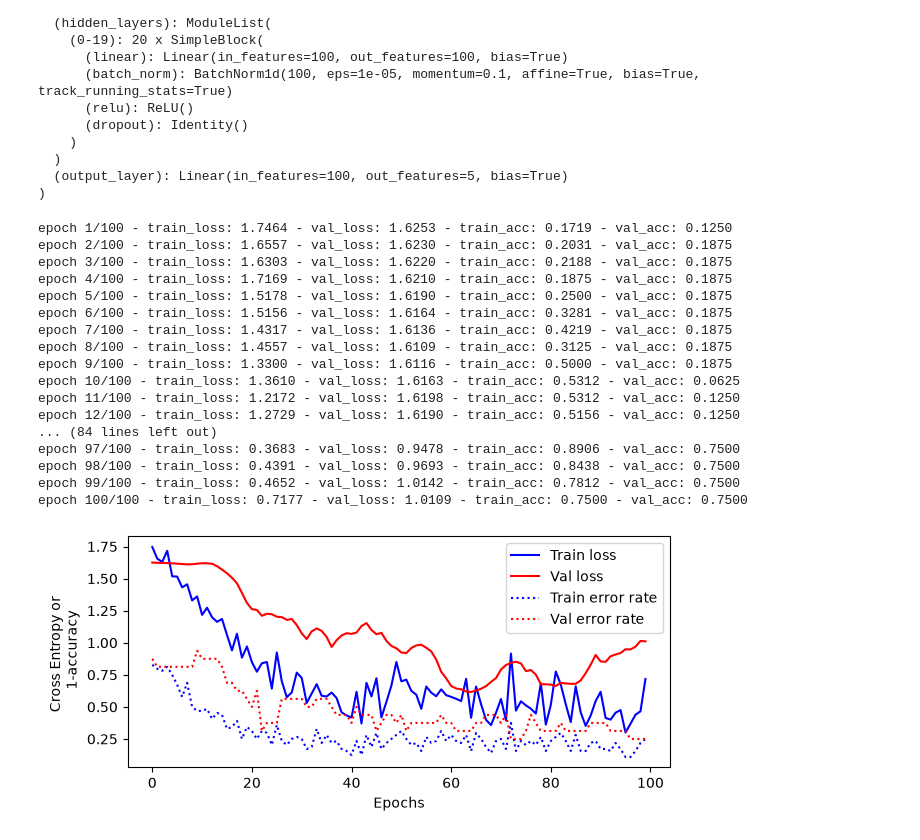
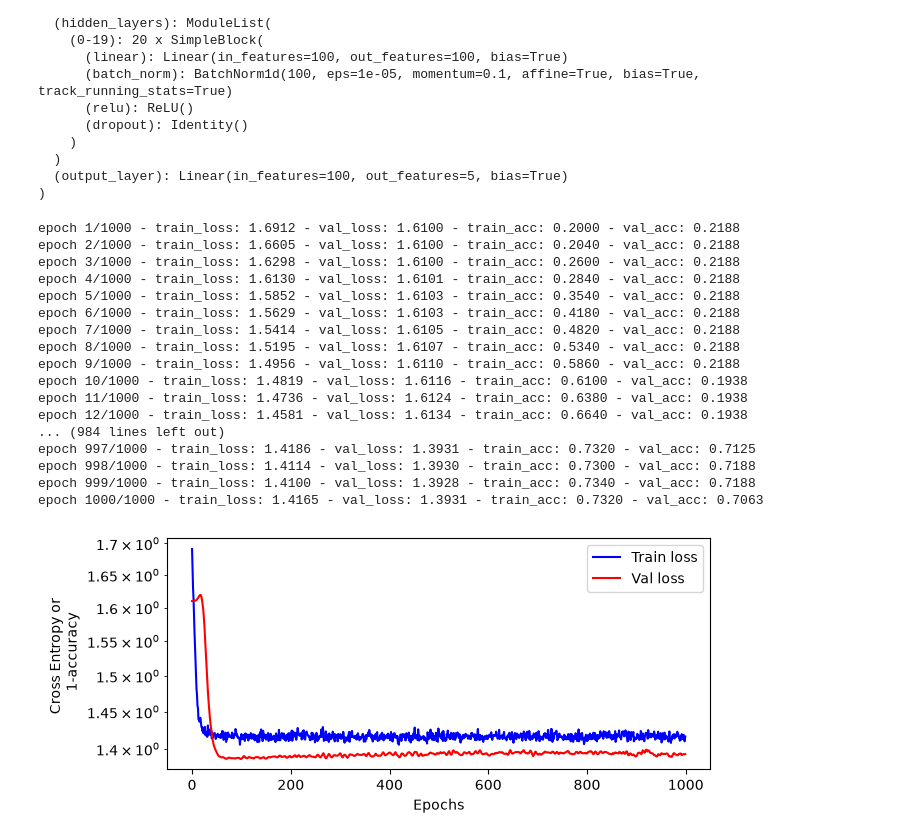
Before and after one commit to tiagoft/mlxp, a Jupyter notebook: notebooks/02-colapse_soft_embeddings.ipynb, the cells around one changed output. Saved outputs shown, nothing was run; the diff lists cells and outputs as text; code cells hidden in the pictures.

```diff
--- a/notebooks/02-colapse_soft_embeddings.ipynb
+++ b/notebooks/02-colapse_soft_embeddings.ipynb
@@ -126,12 +108,12 @@ train_data = training.train_mlp(
     model=clf,
     x=x_tensor,
     y=y_tensor,
-    p=y_tensor,
+    p=p_tensor,
     optimizer_type="adam",
     device='cuda:0',
-    #batch_size=100,
+    batch_size=500,
     val_split=0.2,
-    epochs=100,
+    epochs=1000,
     seed=42,
     weight_decay=5e-4,
     loss_fn=nn.CrossEntropyLoss(),
@@ -142,38 +124,38 @@ train_data = training.train_mlp(
     record_nc=True,
 )
 # %% [output]
-epoch 1/100 - train_loss: 1.7464 - val_loss: 1.6253 - train_acc: 0.1719 - val_acc: 0.1250
-epoch 2/100 - train_loss: 1.6557 - val_loss: 1.6230 - train_acc: 0.2031 - val_acc: 0.1875
-epoch 3/100 - train_loss: 1.6303 - val_loss: 1.6220 - train_acc: 0.2188 - val_acc: 0.1875
-epoch 4/100 - train_loss: 1.7169 - val_loss: 1.6210 - train_acc: 0.1875 - val_acc: 0.1875
-epoch 5/100 - train_loss: 1.5178 - val_loss: 1.6190 - train_acc: 0.2500 - val_acc: 0.1875
-epoch 6/100 - train_loss: 1.5156 - val_loss: 1.6164 - train_acc: 0.3281 - val_acc: 0.1875
-epoch 7/100 - train_loss: 1.4317 - val_loss: 1.6136 - train_acc: 0.4219 - val_acc: 0.1875
-epoch 8/100 - train_loss: 1.4557 - val_loss: 1.6109 - train_acc: 0.3125 - val_acc: 0.1875
-epoch 9/100 - train_loss: 1.3300 - val_loss: 1.6116 - train_acc: 0.5000 - val_acc: 0.1875
-epoch 10/100 - train_loss: 1.3610 - val_loss: 1.6163 - train_acc: 0.5312 - val_acc: 0.0625
-epoch 11/100 - train_loss: 1.2172 - val_loss: 1.6198 - train_acc: 0.5312 - val_acc: 0.1250
-epoch 12/100 - train_loss: 1.2729 - val_loss: 1.6190 - train_acc: 0.5156 - val_acc: 0.1250
-... (84 lines left out)
-epoch 97/100 - train_loss: 0.3683 - val_loss: 0.9478 - train_acc: 0.8906 - val_acc: 0.7500
-epoch 98/100 - train_loss: 0.4391 - val_loss: 0.9693 - train_acc: 0.8438 - val_acc: 0.7500
-epoch 99/100 - train_loss: 0.4652 - val_loss: 1.0142 - train_acc: 0.7812 - val_acc: 0.7500
-epoch 100/100 - train_loss: 0.7177 - val_loss: 1.0109 - train_acc: 0.7500 - val_acc: 0.7500
+epoch 1/1000 - train_loss: 1.6912 - val_loss: 1.6100 - train_acc: 0.2000 - val_acc: 0.2188
+epoch 2/1000 - train_loss: 1.6605 - val_loss: 1.6100 - train_acc: 0.2040 - val_acc: 0.2188
+epoch 3/1000 - train_loss: 1.6298 - val_loss: 1.6100 - train_acc: 0.2600 - val_acc: 0.2188
+epoch 4/1000 - train_loss: 1.6130 - val_loss: 1.6101 - train_acc: 0.2840 - val_acc: 0.2188
+epoch 5/1000 - train_loss: 1.5852 - val_loss: 1.6103 - train_acc: 0.3540 - val_acc: 0.2188
+epoch 6/1000 - train_loss: 1.5629 - val_loss: 1.6103 - train_acc: 0.4180 - val_acc: 0.2188
+epoch 7/1000 - train_loss: 1.5414 - val_loss: 1.6105 - train_acc: 0.4820 - val_acc: 0.2188
+epoch 8/1000 - train_loss: 1.5195 - val_loss: 1.6107 - train_acc: 0.5340 - val_acc: 0.2188
+epoch 9/1000 - train_loss: 1.4956 - val_loss: 1.6110 - train_acc: 0.5860 - val_acc: 0.2188
+epoch 10/1000 - train_loss: 1.4819 - val_loss: 1.6116 - train_acc: 0.6100 - val_acc: 0.1938
+epoch 11/1000 - train_loss: 1.4736 - val_loss: 1.6124 - train_acc: 0.6380 - val_acc: 0.1938
+epoch 12/1000 - train_loss: 1.4581 - val_loss: 1.6134 - train_acc: 0.6640 - val_acc: 0.1938
+... (984 lines left out)
+epoch 997/1000 - train_loss: 1.4186 - val_loss: 1.3931 - train_acc: 0.7320 - val_acc: 0.7125
+epoch 998/1000 - train_loss: 1.4114 - val_loss: 1.3930 - train_acc: 0.7300 - val_acc: 0.7188
+epoch 999/1000 - train_loss: 1.4100 - val_loss: 1.3928 - train_acc: 0.7340 - val_acc: 0.7188
+epoch 1000/1000 - train_loss: 1.4165 - val_loss: 1.3931 - train_acc: 0.7320 - val_acc: 0.7063
 # %%
 import matplotlib.pyplot as plt
 import numpy as np
 
 plt.figure(figsize=(7,3))
 plt.plot(train_data['train_loss'], 'b', label='Train loss')
 plt.plot(train_data['val_loss'], 'r', label='Val loss')
-plt.plot(1-np.array(train_data['train_acc']), 'b:', label='Train error rate')
-plt.plot(1-np.array(train_data['val_acc']), 'r:', label='Val error rate')
+#plt.plot(1-np.array(train_data['train_acc']), 'b:', label='Train error rate')
+#plt.plot(1-np.array(train_data['val_acc']), 'r:', label='Val error rate')
 #plt.plot(train_data['train_nc1'], 'b--', label='Train NC1')
 #plt.plot(train_data['val_nc1'], 'r--', label='Val NC1')
 plt.ylabel('Cross Entropy or \n 1-accuracy')
 plt.xlabel('Epochs')
 plt.legend()
-#plt.semilogy()
+plt.semilogy()
 plt.show()
 # %% [output]
-[figure, old version]
+[figure, new version]
```
Also changed, not shown: parts of 14 cells of this notebook, 4 other files.
